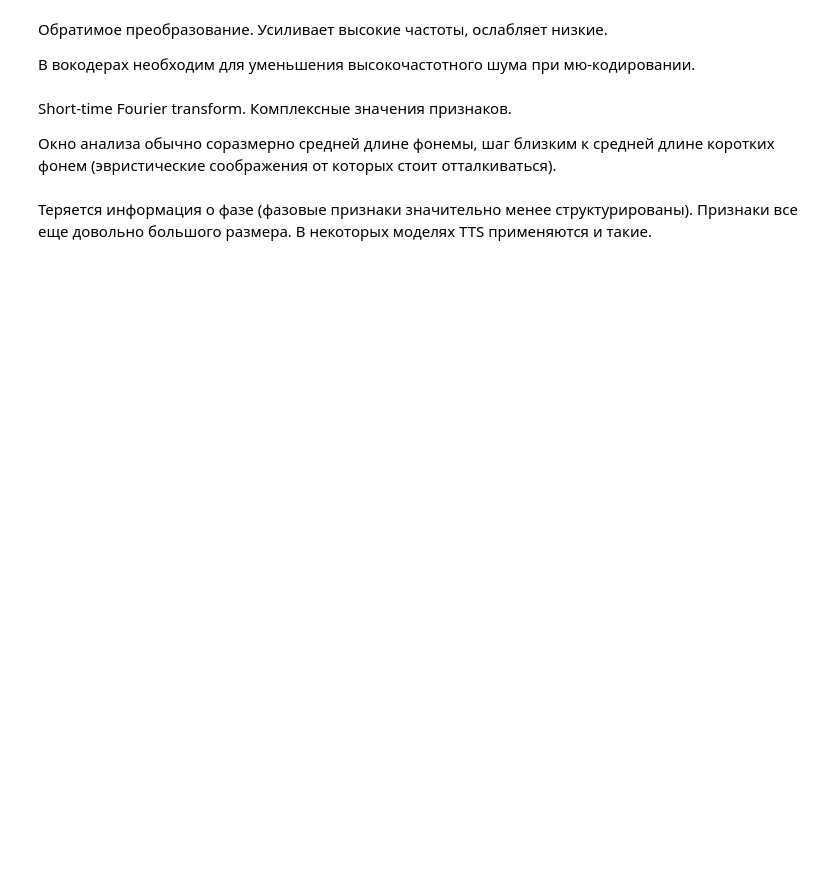
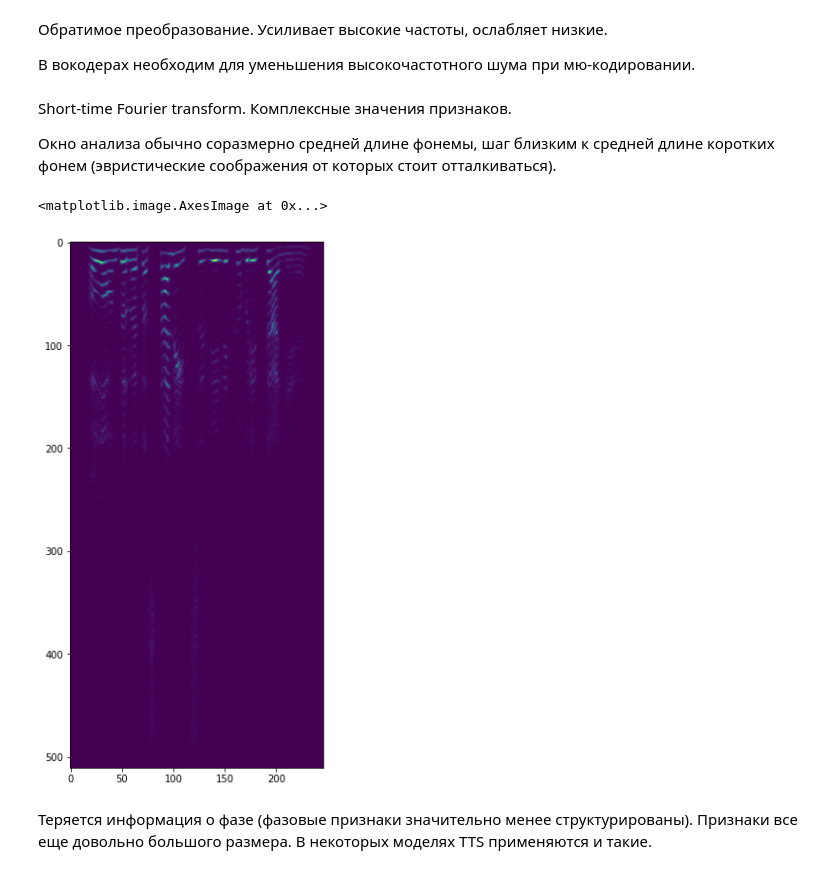
Before and after one commit to GreasyGoose/audio_processing, a Jupyter notebook: task1/_task1_1.ipynb, the cells around one changed output. Saved outputs shown, nothing was run; the diff lists cells and outputs as text; code cells hidden in the pictures; blank space fills up the shorter version.

```diff
--- a/task1/_task1_1.ipynb
+++ b/task1/_task1_1.ipynb
@@ -122,12 +229,15 @@ drive.mount('/content/gdrive')
 # %%
 # загрузки входного сигнала (скорее всего путь будет таким 'gdrive/MyDrive/audio_sample/example.wav')
 # можно воспользоваться librosa
+import librosa
 
 def read_wave(wave_path):
   "возвращает волну и sample rate"
-  pass
+  wav = librosa.load(wave_path)
+  return wav
+  # pass
 
-wave_path = ""
+wave_path = "/content/gdrive/MyDrive/ColabNotebooks/example.wav"
 wave, sr = read_wave(wave_path)
 # %%
 print(f"Sample rate = {sr}")
@@ -143,7 +259,9 @@ plt.plot(wave)
 # α = 0.97
 
 def preemphasis(x, coef=0.85):
-    pass
+  result = x - coef * x - 1
+  return result
+  # pass
 
 preemh_wave = preemphasis(wave, 0.97)
 # %%
@@ -159,7 +280,9 @@ plt.plot(preemh_wave )
 
 
 def get_stft(data, n_fft, hop, window):
-  pass
+  result = librosa.stft(data, n_fft=n_fft, hop_length=hop, center=False, window=window)
+  return result
+  # pass
 
 stft_features = get_stft(preemh_wave, 1024, 256, 'hann')
 # %% [markdown]
@@ -171,12 +294,17 @@ Short-time Fourier transform. Комплексные значения призн
 # получить амплитудный спектр
 
 def get_magnitude(features):
-  pass
+  magnitude, _ = librosa.magphase(features)
+  return magnitude
+  # pass
 
 magnitude_features = get_magnitude(stft_features)
 # %%
 plt.figure(figsize=(10, 10))
-plt.imshow(magnitude_features)
+plt.imshow(magnitude_features[2:])
+# %% [output]
+<matplotlib.image.AxesImage at 0x...>
+[figure, added]
 # %% [markdown]
 Теряется информация о фазе (фазовые признаки значительно менее структурированы). Признаки все еще довольно большого размера. В некоторых моделях TTS применяются и такие.
 # %%
```
Also changed, not shown: parts of 33 cells of this notebook.
